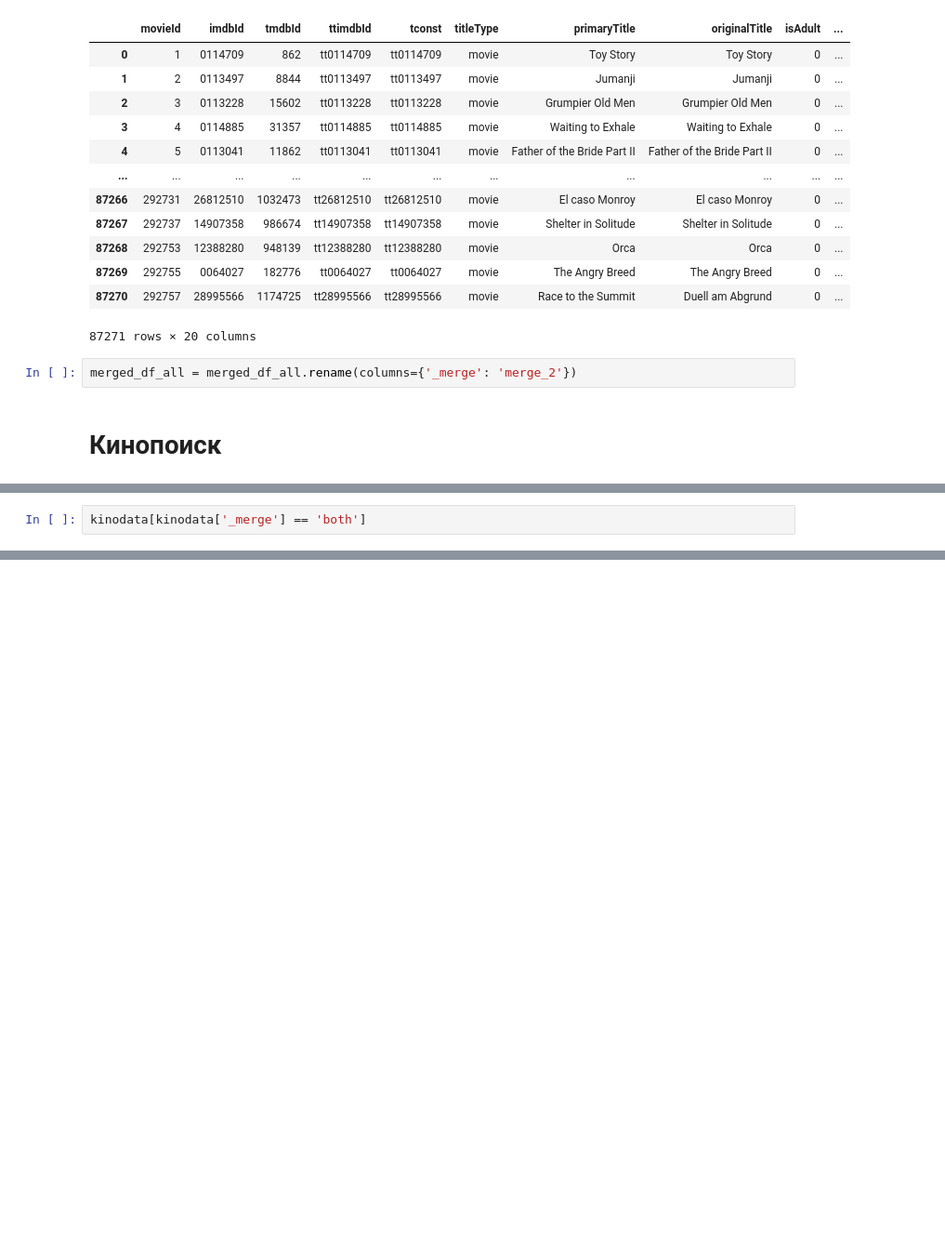
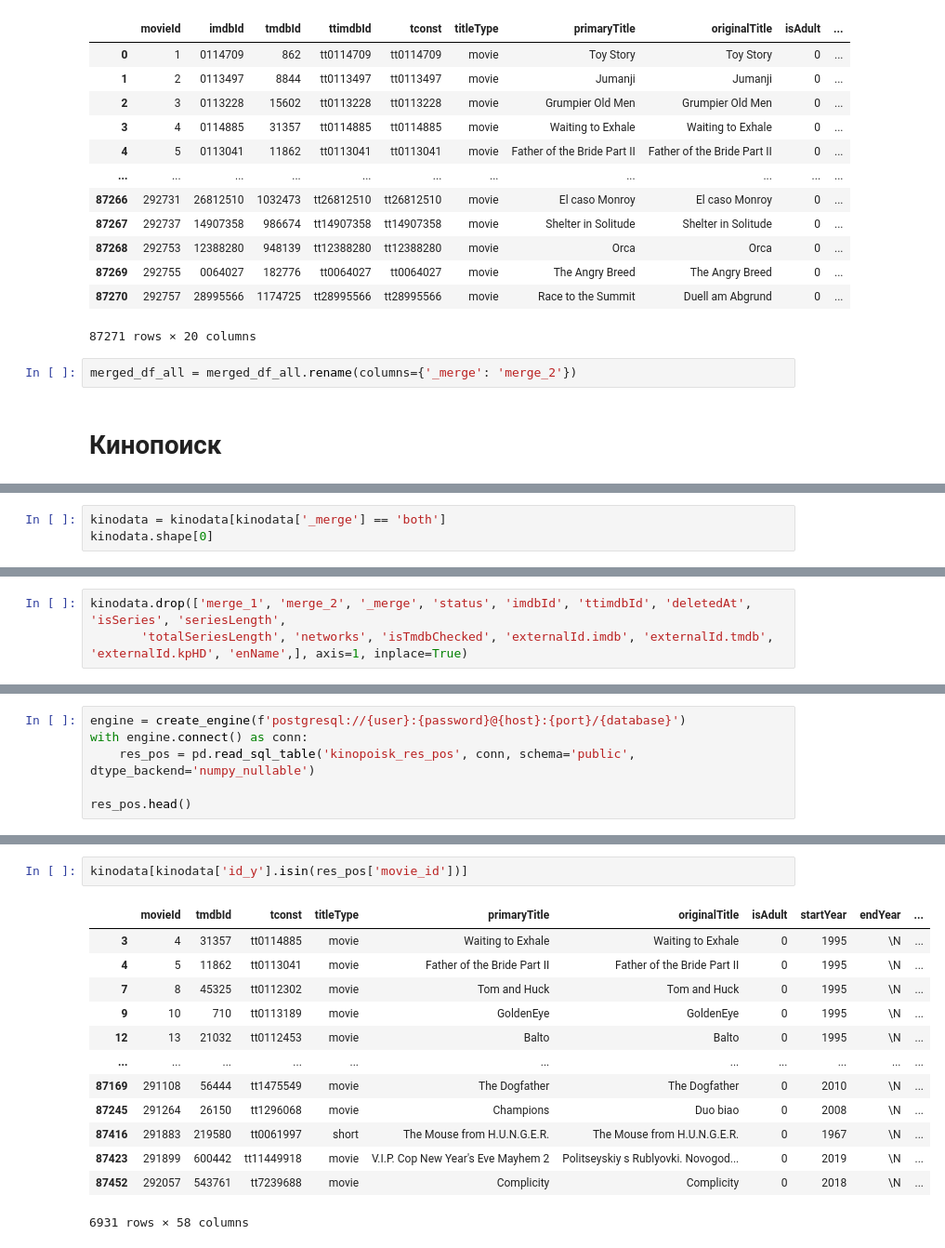
Before and after one commit to glazole/MovieLens, a Jupyter notebook: ML_EDA_into.ipynb, the cells around one changed output, grey strips where cells are left out. Shown: that part at 93% size. Cells and saved outputs as stored; diff of their text form; blank space fills up the shorter version.

```diff
--- a/ML_EDA_into.ipynb
+++ b/ML_EDA_into.ipynb
@@ -827,3 +1141,4 @@ kinodata
 # %%
-kinodata[kinodata['_merge'] == 'both']
+kinodata = kinodata[kinodata['_merge'] == 'both']
+kinodata.shape[0]
 # %% [output]
@@ -858,0 +1188,3 @@ df_links[df_links['ttimdbId'].isin(kino['externalId.imdb'])]
+# %%
+kinodata.drop(['merge_1', 'merge_2', '_merge', 'status', 'imdbId', 'ttimdbId', 'deletedAt', 'isSeries', 'seriesLength',
+       'totalSeriesLength', 'networks', 'isTmdbChecked', 'externalId.imdb', 'externalId.tmdb', 'externalId.kpHD', 'enName',], axis=1, inplace=True)
@@ -858,0 +1240,6 @@ df_links[df_links['ttimdbId'].isin(kino['externalId.imdb'])]
+# %%
+engine = create_engine(f'postgresql://{user}:{password}@{host}:{port}/{database}')
+with engine.connect() as conn:
+    res_pos = pd.read_sql_table('kinopoisk_res_pos', conn, schema='public', dtype_backend='numpy_nullable')
+
+res_pos.head()
@@ -858,0 +1253,16 @@ df_links[df_links['ttimdbId'].isin(kino['externalId.imdb'])]
+# %%
+kinodata[kinodata['id_y'].isin(res_pos['movie_id'])]
+# %% [output]
+|  | movieId | tmdbId | tconst | titleType | primaryTitle | originalTitle | isAdult | startYear | endYear | ... |
+| 3 | 4 | 31357 | tt0114885 | movie | Waiting to Exhale | Waiting to Exhale | 0 | 1995 | \N | ... |
+| 4 | 5 | 11862 | tt0113041 | movie | Father of the Bride Part II | Father of the Bride Part II | 0 | 1995 | \N | ... |
+| 7 | 8 | 45325 | tt0112302 | movie | Tom and Huck | Tom and Huck | 0 | 1995 | \N | ... |
+| 9 | 10 | 710 | tt0113189 | movie | GoldenEye | GoldenEye | 0 | 1995 | \N | ... |
+| 12 | 13 | 21032 | tt0112453 | movie | Balto | Balto | 0 | 1995 | \N | ... |
+| ... | ... | ... | ... | ... | ... | ... | ... | ... | ... | ... |
+| 87169 | 291108 | 56444 | tt1475549 | movie | The Dogfather | The Dogfather | 0 | 2010 | \N | ... |
+| 87245 | 291264 | 26150 | tt1296068 | movie | Champions | Duo biao | 0 | 2008 | \N | ... |
+| 87416 | 291883 | 219580 | tt0061997 | short | The Mouse from H.U.N.G.E.R. | The Mouse from H.U.N.G.E.R. | 0 | 1967 | \N | ... |
+| 87423 | 291899 | 600442 | tt11449918 | movie | V.I.P. Cop New Year's Eve Mayhem 2 | Politseyskiy s Rublyovki. Novogod... | 0 | 2019 | \N | ... |
+| 87452 | 292057 | 543761 | tt7239688 | movie | Complicity | Complicity | 0 | 2018 | \N | ... |
+6931 rows × 58 columns
```
Also changed, not shown: parts of 23 cells of this notebook, 1 other file.
